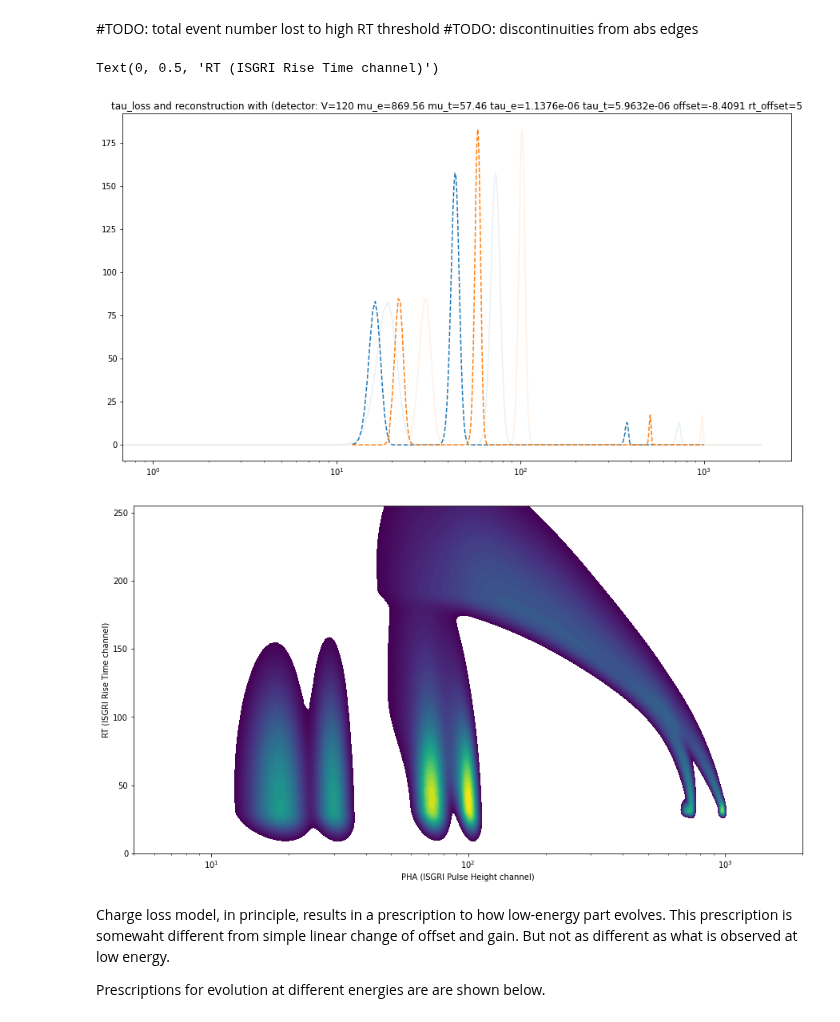
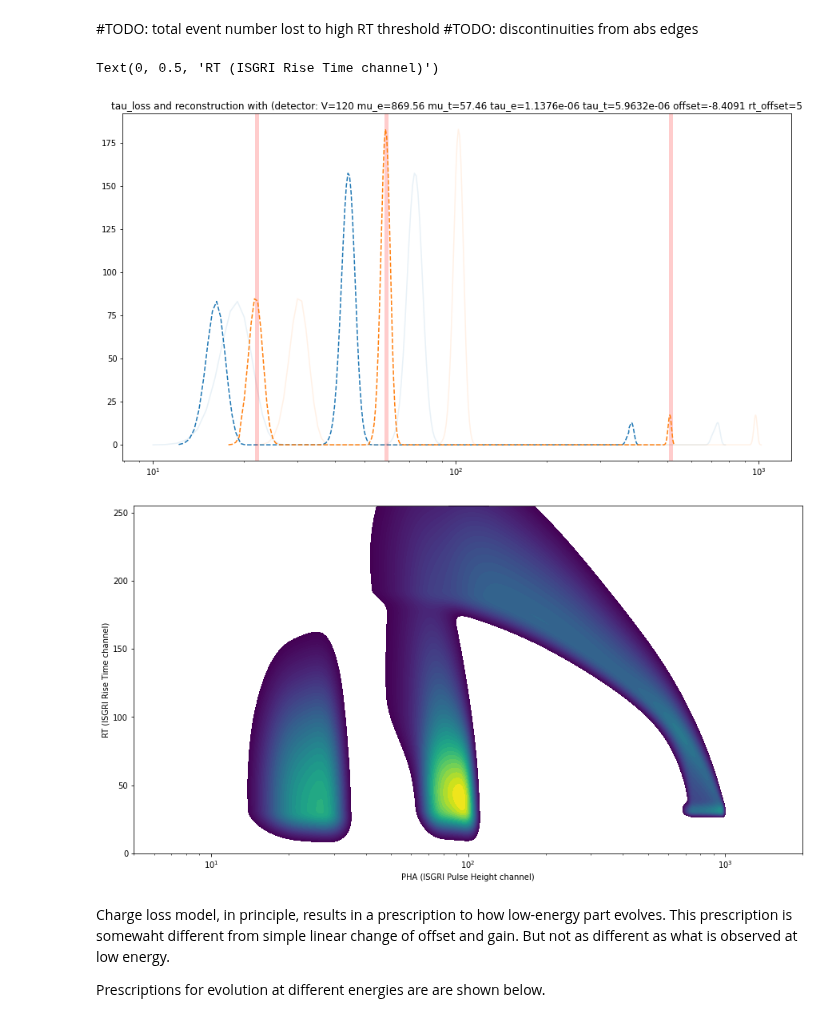
Before and after one commit to volodymyrss/integral-ibis-isgri-le-response, a Jupyter notebook: readme.ipynb, the cells around one changed output. Cells and saved outputs as stored; diff of their text form; code cells hidden in the pictures.

```diff
--- a/readme.ipynb
+++ b/readme.ipynb
@@ -183,14 +183,17 @@ lrt_lines = []
 
 plt.figure(figsize=(15,8))
 
-N=2
+N=20
+
+energies = [22, 59, 511]
+
 for i_loss, tau_loss_factor in enumerate(np.logspace(-0.5, 0, N)):
     det = det_base.copy()
     det.tau_e = det_base.tau_e * tau_loss_factor
 
     this_loss_bip = np.zeros_like(bip)
 
-    for en in [22, 59, 511]:
+    for en in energies:
         _bip = bipar_model.make_bipar_monoenergetic(det, en).transpose()
 
         for rt1, rt2 in [(15,30), (50,70)]:
@@ -211,39 +214,47 @@ for i_loss, tau_loss_factor in enumerate(np.logspace(-0.5, 0, N)):
     bip += this_loss_bip
 
     if i_loss % (N-1) == 0:
+        spec = this_loss_bip[15:30,:].sum(0)
+        m = spec > np.nanmax(spec) * 1e-4
+
         c=plt.plot(
-            pha_2d[0,:],
-            this_loss_bip[15:30,:].sum(0),
+            pha_2d[0,m],
+            spec[m],
             alpha=0.1
         )[0].get_color()
 
         plt.plot(
-            en_base,
-            this_loss_bip[15:30,:].sum(0),
+            en_base[m],
+            spec[m],
             ls="--",
             c=c
         )
+
+        if i_loss == 0:
+            for en in energies:
+                plt.axvline(en, lw=5, c='r', alpha=0.2)
+
 
 
 plt.title(f'tau_loss and reconstruction with {det_base}')
 
 plt.semilogx()
 
 plt.figure(figsize=(15, 8))
 plt.contourf(pha_2d, rt_2d, bip**0.5, levels=np.logspace(-1, 0)*np.nanmax(bip**0.5))
 
 plt.semilogx()
 plt.xlim([5, 2000])
 
 plt.xlabel('PHA (ISGRI Pulse Height channel)')
 plt.ylabel('RT (ISGRI Rise Time channel)')
 
 # for vl in vlines:
 #     plt.axvline(vl)
 # %% [output]
 Text(0, 0.5, 'RT (ISGRI Rise Time channel)')
-[figure, old version]
+[figure, new version]
-[figure, old version]
+[figure, new version]
 # %% [markdown]
 Charge loss model, in principle, results in a prescription to how low-energy part evolves. This prescription is somewaht different from simple linear change of offset and gain. But not as different as what is observed at low energy.
 
```
Also changed, not shown: parts of 15 cells of this notebook, 1 other file.
